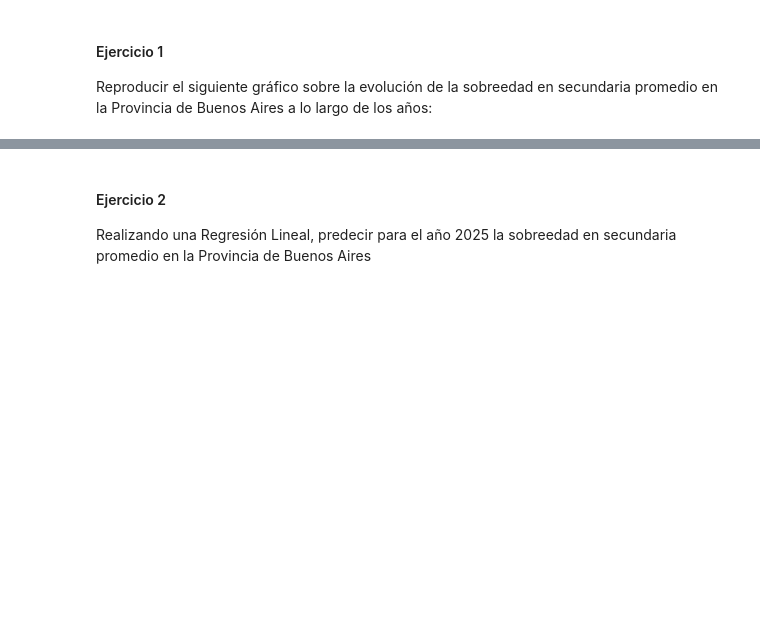
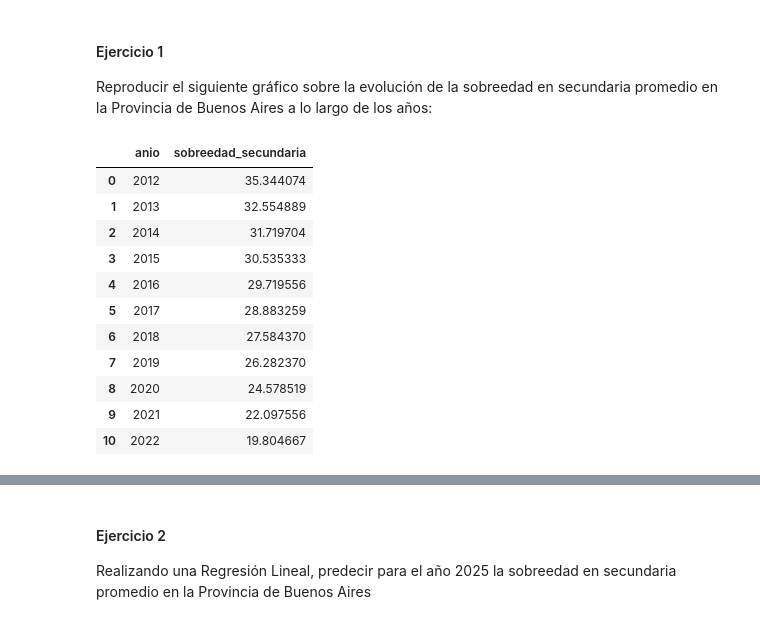
Before and after one commit to lmendezayl/uba-ldd-tp1, a Jupyter notebook: TP_1.ipynb, the cells around one changed output, grey strips where cells are left out. Cells and saved outputs as stored; diff of their text form; code cells hidden in the pictures; blank space fills up the shorter version.

```diff
--- a/TP_1.ipynb
+++ b/TP_1.ipynb
@@ -193,3 +214,25 @@ En esta sección, sugerimos que, una vez realizada una Regresión, utilicen los
 # %% [markdown]
 #### Ejercicio 1
 Reproducir el siguiente gráfico sobre la evolución de la sobreedad en secundaria promedio en la Provincia de Buenos Aires a lo largo de los años:
+# %%
+df_media_sobreedad_secundaria = df_educacion[['anio', 'sobreedad_secundaria']].copy()
+df_media_sobreedad_secundaria = (
+    df_media_sobreedad_secundaria
+    .groupby(["anio"])
+    .mean()
+    .reset_index()
+)
+df_media_sobreedad_secundaria
+# %% [output]
+|  | anio | sobreedad_secundaria |
+| 0 | 2012 | 35.344074 |
+| 1 | 2013 | 32.554889 |
+| 2 | 2014 | 31.719704 |
+| 3 | 2015 | 30.535333 |
+| 4 | 2016 | 29.719556 |
+| 5 | 2017 | 28.883259 |
+| 6 | 2018 | 27.584370 |
+| 7 | 2019 | 26.282370 |
+| 8 | 2020 | 24.578519 |
+| 9 | 2021 | 22.097556 |
+| 10 | 2022 | 19.804667 |
```
Also changed, not shown: parts of 4 cells of this notebook, 1 other file.
